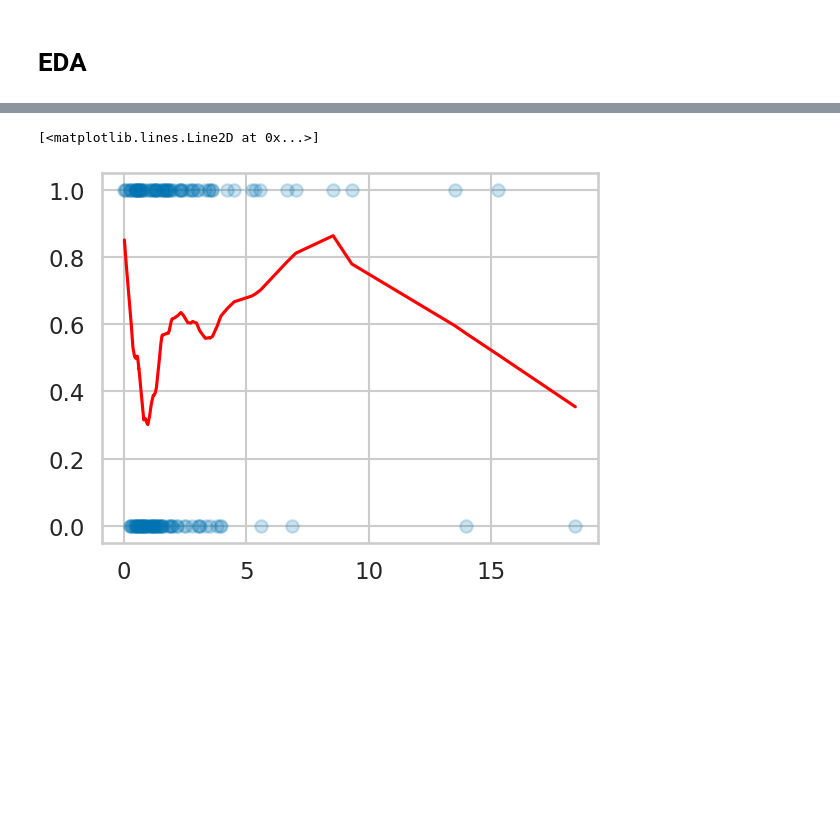
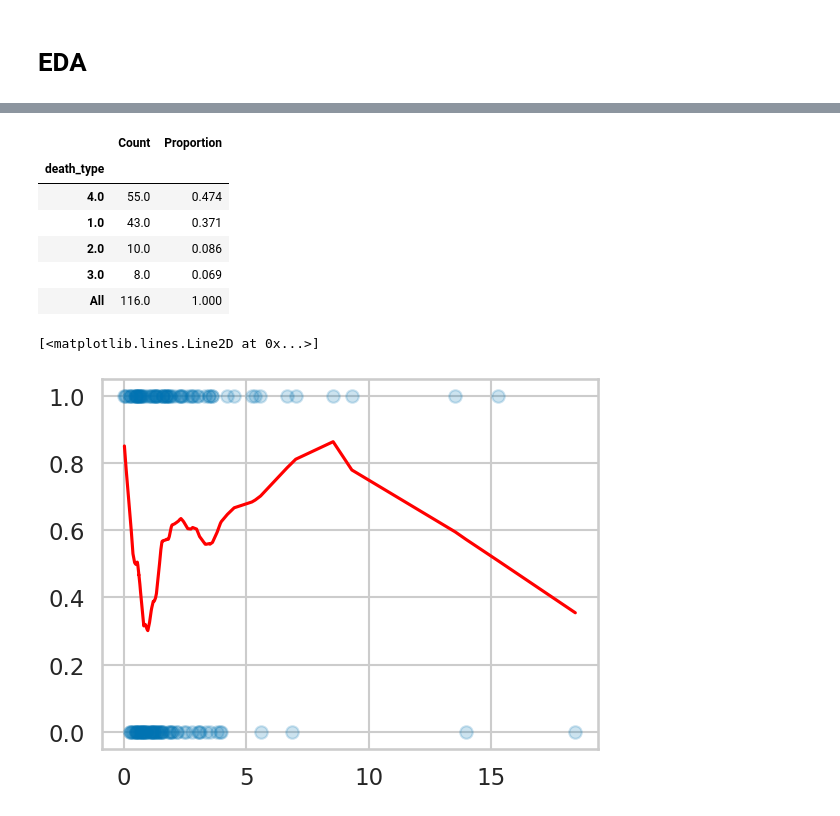
Before and after one commit to HonSou0095/SRS_mets_2, a Jupyter notebook: SRS_mets_2.ipynb, the cells around one changed output, grey strips where cells are left out. Drawn from its saved outputs; the diff is of its cells as text; code cells hidden in the pictures; blank space fills up the shorter version.

```diff
--- a/SRS_mets_2.ipynb
+++ b/SRS_mets_2.ipynb
@@ -610,3 +633,13 @@ pd.crosstab(SRS["pfossa"], SRS["local_failure"])
+# %%
+category(SRS[SRS.death==1], "death_type")
+# %% [output]
+|  | Count | Proportion |
+| death_type |  |  |
+| 4.0 | 55.0 | 0.474 |
+| 1.0 | 43.0 | 0.371 |
+| 2.0 | 10.0 | 0.086 |
+| 3.0 | 8.0 | 0.069 |
+| All | 116.0 | 1.000 |
 # %%
 lowess = sm.nonparametric.lowess
 x = SRS['SIRI']
```
Also changed, not shown: parts of 12 cells of this notebook.
